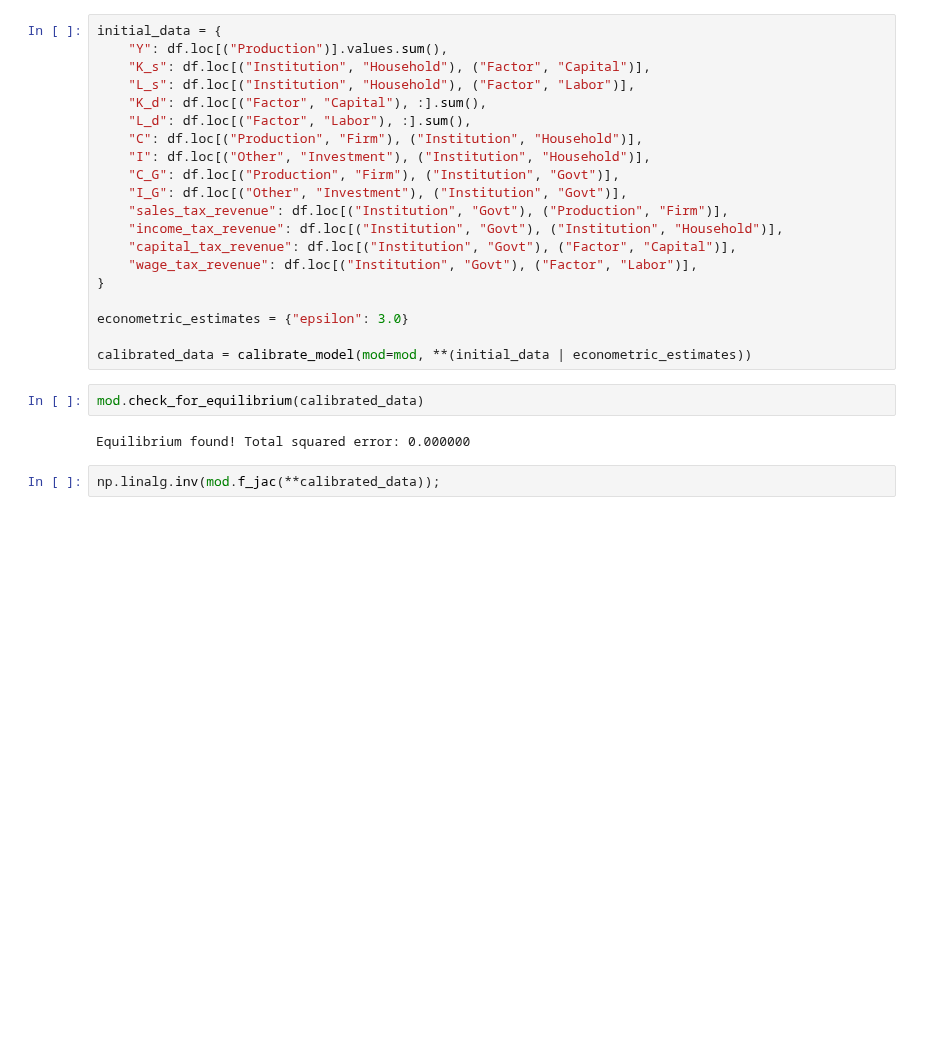
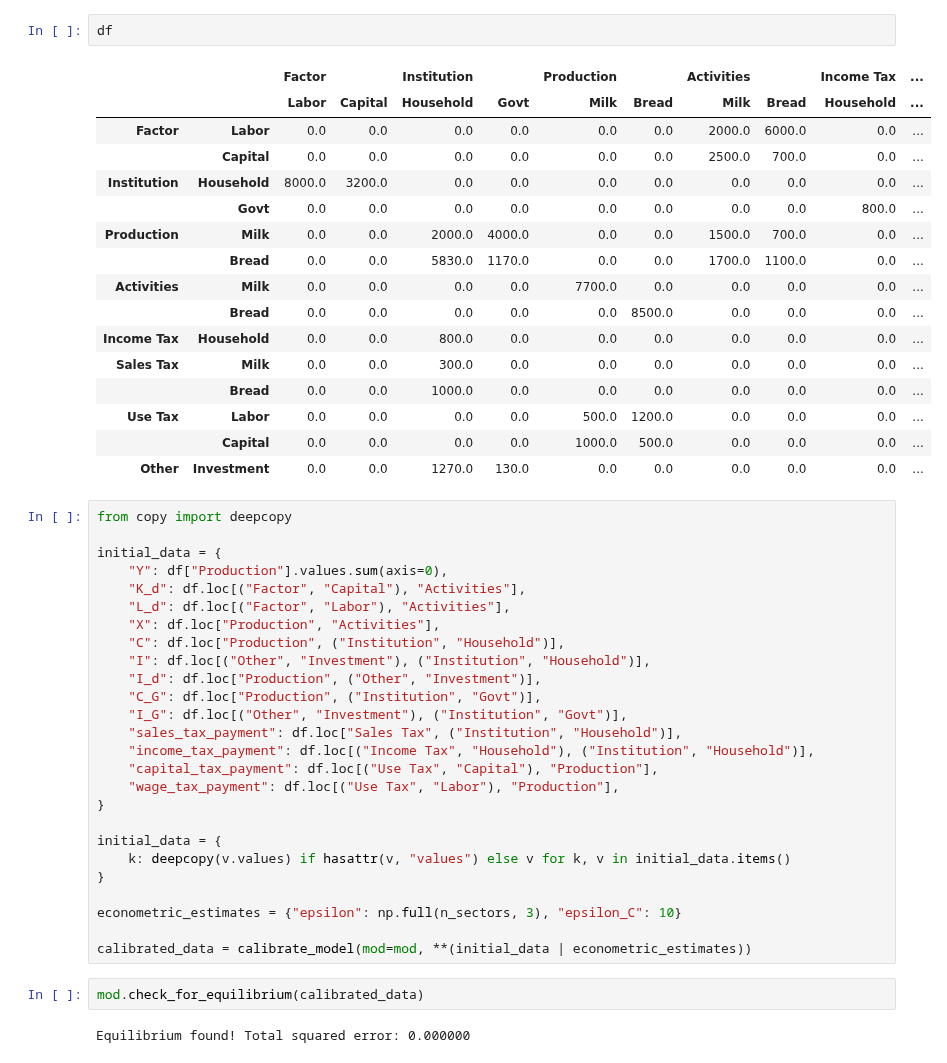
Before and after one commit to jessegrabowski/cge_modeling, a Jupyter notebook: notebooks/Tests and Ohter/Factor Tax Test.ipynb, the cells around one changed output. Drawn from its saved outputs; the diff is of its cells as text; blank space fills up the shorter version.

```diff
--- a/notebooks/Tests and Ohter/Factor Tax Test.ipynb
+++ b/notebooks/Tests and Ohter/Factor Tax Test.ipynb
@@ -159,32 +368,55 @@ def calibrate_model(
         d[obj.name] = deepcopy(locals()[obj.name])
 
     return d
+# %%
+df
+# %% [output]
+|  |  | Factor |  | Institution |  | Production |  | Activities |  | Income Tax | ... |
+|  |  | Labor | Capital | Household | Govt | Milk | Bread | Milk | Bread | Household | ... |
+| Factor | Labor | 0.0 | 0.0 | 0.0 | 0.0 | 0.0 | 0.0 | 2000.0 | 6000.0 | 0.0 | ... |
+|  | Capital | 0.0 | 0.0 | 0.0 | 0.0 | 0.0 | 0.0 | 2500.0 | 700.0 | 0.0 | ... |
+| Institution | Household | 8000.0 | 3200.0 | 0.0 | 0.0 | 0.0 | 0.0 | 0.0 | 0.0 | 0.0 | ... |
+|  | Govt | 0.0 | 0.0 | 0.0 | 0.0 | 0.0 | 0.0 | 0.0 | 0.0 | 800.0 | ... |
+| Production | Milk | 0.0 | 0.0 | 2000.0 | 4000.0 | 0.0 | 0.0 | 1500.0 | 700.0 | 0.0 | ... |
+|  | Bread | 0.0 | 0.0 | 5830.0 | 1170.0 | 0.0 | 0.0 | 1700.0 | 1100.0 | 0.0 | ... |
+| Activities | Milk | 0.0 | 0.0 | 0.0 | 0.0 | 7700.0 | 0.0 | 0.0 | 0.0 | 0.0 | ... |
+|  | Bread | 0.0 | 0.0 | 0.0 | 0.0 | 0.0 | 8500.0 | 0.0 | 0.0 | 0.0 | ... |
+| Income Tax | Household | 0.0 | 0.0 | 800.0 | 0.0 | 0.0 | 0.0 | 0.0 | 0.0 | 0.0 | ... |
+| Sales Tax | Milk | 0.0 | 0.0 | 300.0 | 0.0 | 0.0 | 0.0 | 0.0 | 0.0 | 0.0 | ... |
+|  | Bread | 0.0 | 0.0 | 1000.0 | 0.0 | 0.0 | 0.0 | 0.0 | 0.0 | 0.0 | ... |
+| Use Tax | Labor | 0.0 | 0.0 | 0.0 | 0.0 | 500.0 | 1200.0 | 0.0 | 0.0 | 0.0 | ... |
+|  | Capital | 0.0 | 0.0 | 0.0 | 0.0 | 1000.0 | 500.0 | 0.0 | 0.0 | 0.0 | ... |
+| Other | Investment | 0.0 | 0.0 | 1270.0 | 130.0 | 0.0 | 0.0 | 0.0 | 0.0 | 0.0 | ... |
 # %%
+from copy import deepcopy
+
 initial_data = {
-    "Y": df.loc[("Production")].values.sum(),
-    "K_s": df.loc[("Institution", "Household"), ("Factor", "Capital")],
-    "L_s": df.loc[("Institution", "Household"), ("Factor", "Labor")],
-    "K_d": df.loc[("Factor", "Capital"), :].sum(),
-    "L_d": df.loc[("Factor", "Labor"), :].sum(),
-    "C": df.loc[("Production", "Firm"), ("Institution", "Household")],
+    "Y": df["Production"].values.sum(axis=0),
+    "K_d": df.loc[("Factor", "Capital"), "Activities"],
+    "L_d": df.loc[("Factor", "Labor"), "Activities"],
+    "X": df.loc["Production", "Activities"],
+    "C": df.loc["Production", ("Institution", "Household")],
     "I": df.loc[("Other", "Investment"), ("Institution", "Household")],
-    "C_G": df.loc[("Production", "Firm"), ("Institution", "Govt")],
+    "I_d": df.loc["Production", ("Other", "Investment")],
+    "C_G": df.loc["Production", ("Institution", "Govt")],
     "I_G": df.loc[("Other", "Investment"), ("Institution", "Govt")],
-    "sales_tax_revenue": df.loc[("Institution", "Govt"), ("Production", "Firm")],
-    "income_tax_revenue": df.loc[("Institution", "Govt"), ("Institution", "Household")],
-    "capital_tax_revenue": df.loc[("Institution", "Govt"), ("Factor", "Capital")],
-    "wage_tax_revenue": df.loc[("Institution", "Govt"), ("Factor", "Labor")],
+    "sales_tax_payment": df.loc["Sales Tax", ("Institution", "Household")],
+    "income_tax_payment": df.loc[("Income Tax", "Household"), ("Institution", "Household")],
+    "capital_tax_payment": df.loc[("Use Tax", "Capital"), "Production"],
+    "wage_tax_payment": df.loc[("Use Tax", "Labor"), "Production"],
 }
 
-econometric_estimates = {"epsilon": 3.0}
+initial_data = {
+    k: deepcopy(v.values) if hasattr(v, "values") else v for k, v in initial_data.items()
+}
+
+econometric_estimates = {"epsilon": np.full(n_sectors, 3), "epsilon_C": 10}
 
 calibrated_data = calibrate_model(mod=mod, **(initial_data | econometric_estimates))
-# %%
-mod.check_for_equilibrium(calibrated_data)
-# %% [output]
-Equilibrium found! Total squared error: 0.000000
-# %%
-np.linalg.inv(mod.f_jac(**calibrated_data));
+# %%
+mod.check_for_equilibrium(calibrated_data)
+# %% [output]
+Equilibrium found! Total squared error: 0.000000
 # %%
 idata_sim = mod.simulate(
     initial_state=calibrated_data,
```
Also changed, not shown: parts of 16 cells of this notebook, 6 other files.
